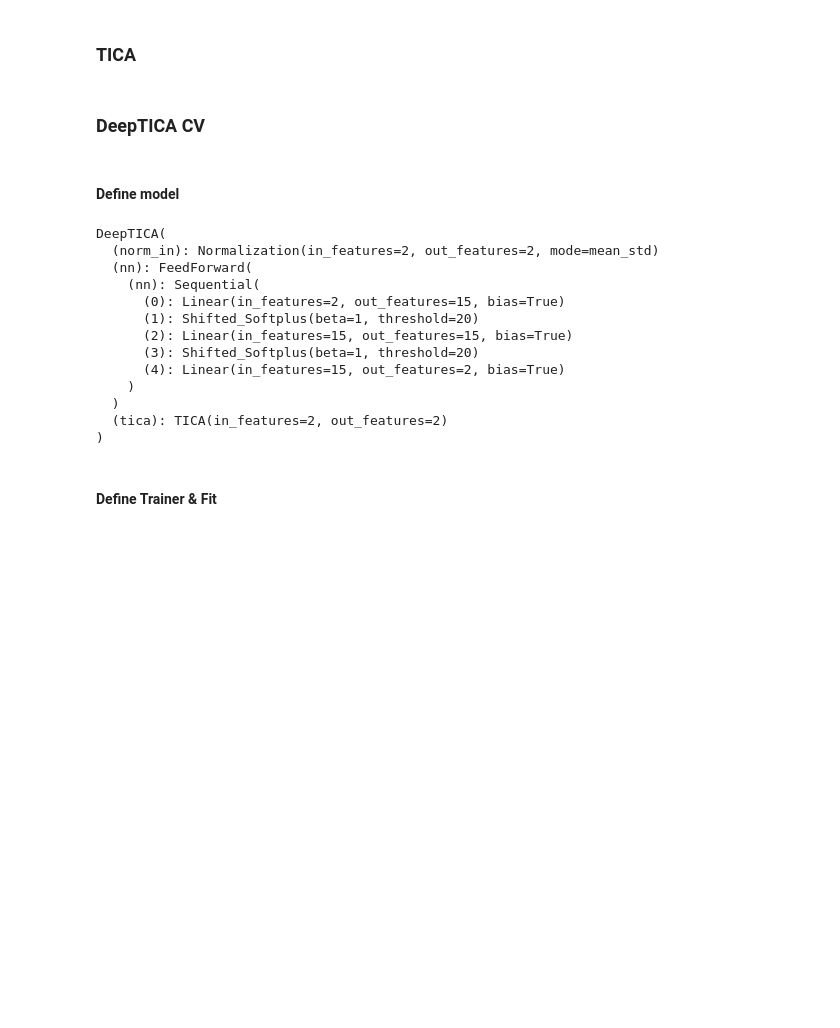
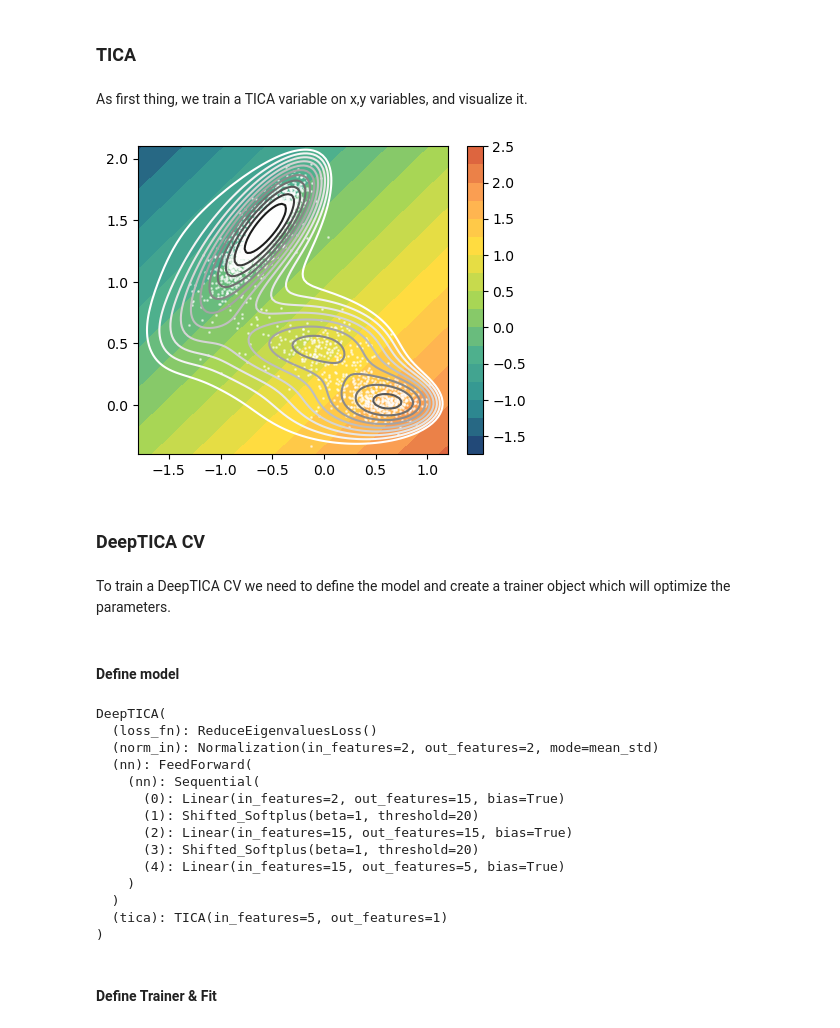
Before and after one commit to luigibonati/mlcolvar, a Jupyter notebook: docs/notebooks/cvs_DeepTICA.ipynb, the cells around one changed output. Cells and saved outputs as stored; diff of their text form; code cells hidden in the pictures; blank space fills up the shorter version.

```diff
--- a/docs/notebooks/cvs_DeepTICA.ipynb
+++ b/docs/notebooks/cvs_DeepTICA.ipynb
@@ -70,21 +83,49 @@ dataset = create_timelagged_dataset(X,lag_time=1)
 datamodule = DictModule(dataset,lengths=[0.8,0.2])#,random_split=False,shuffle=False)
 # %% [markdown]
 ### TICA
+# %% [markdown]
+As first thing, we train a TICA variable on x,y variables, and visualize it.
+# %%
+from mlcolvar.core.stats import TICA
+# define TICA object
+n_components=1
+tica = TICA(in_features=X.shape[1], out_features=n_components)
+
+# compute vectors that most discriminate the states
+eigvals, eigvecs = tica.compute(data=[dataset['data'],dataset['data_lag']],
+                    save_params = True, remove_average = True)
+# %%
+# Inspect linear combination vs potential
+fig,axs = plt.subplots( 1, n_components, figsize=(5*n_components,4) )
+if n_components == 1:
+    axs = [axs]
+for i in range(n_components):
+    ax = axs[i]
+    plot_isolines_2D(muller_brown_potential,levels=np.linspace(0,24,12),mode='contour',ax=ax)
+    plot_isolines_2D(tica, component=i, levels=15, ax=ax)
+    ax.scatter(X[:,0],X[:,1],s=1, alpha=0.5,c='w')
+# %% [output]
+[figure, added]
 # %% [markdown]
 ### DeepTICA CV
+# %% [markdown]
+To train a DeepTICA CV we need to define the  model and create a trainer object which will optimize the parameters.
 # %% [markdown]
 #### Define model
 # %%
 from mlcolvar.cvs import DeepTICA
 
-n_components = 2
-nn_layers = [2, 15, 15, n_components]
-options= {'nn': {'activation': 'shifted_softplus'}}
+n_components = 1
+nn_layers = [2, 15, 15, 5]
+options= {'nn': {'activation': 'shifted_softplus'} }
 
-model = DeepTICA(nn_layers, options=options)
+model = DeepTICA(nn_layers, n_cvs=n_components, options=options)
+#model.loss_fn.n_eig = n_components
+
 model
 # %% [output]
 DeepTICA(
+  (loss_fn): ReduceEigenvaluesLoss()
   (norm_in): Normalization(in_features=2, out_features=2, mode=mean_std)
   (nn): FeedForward(
     (nn): Sequential(
@@ -92,10 +133,10 @@ DeepTICA(
       (1): Shifted_Softplus(beta=1, threshold=20)
       (2): Linear(in_features=15, out_features=15, bias=True)
       (3): Shifted_Softplus(beta=1, threshold=20)
-      (4): Linear(in_features=15, out_features=2, bias=True)
+      (4): Linear(in_features=15, out_features=5, bias=True)
     )
   )
-  (tica): TICA(in_features=2, out_features=2)
+  (tica): TICA(in_features=5, out_features=1)
 )
 # %% [markdown]
 #### Define Trainer & Fit
```
Also changed, not shown: parts of 45 cells of this notebook, 5 other files.
